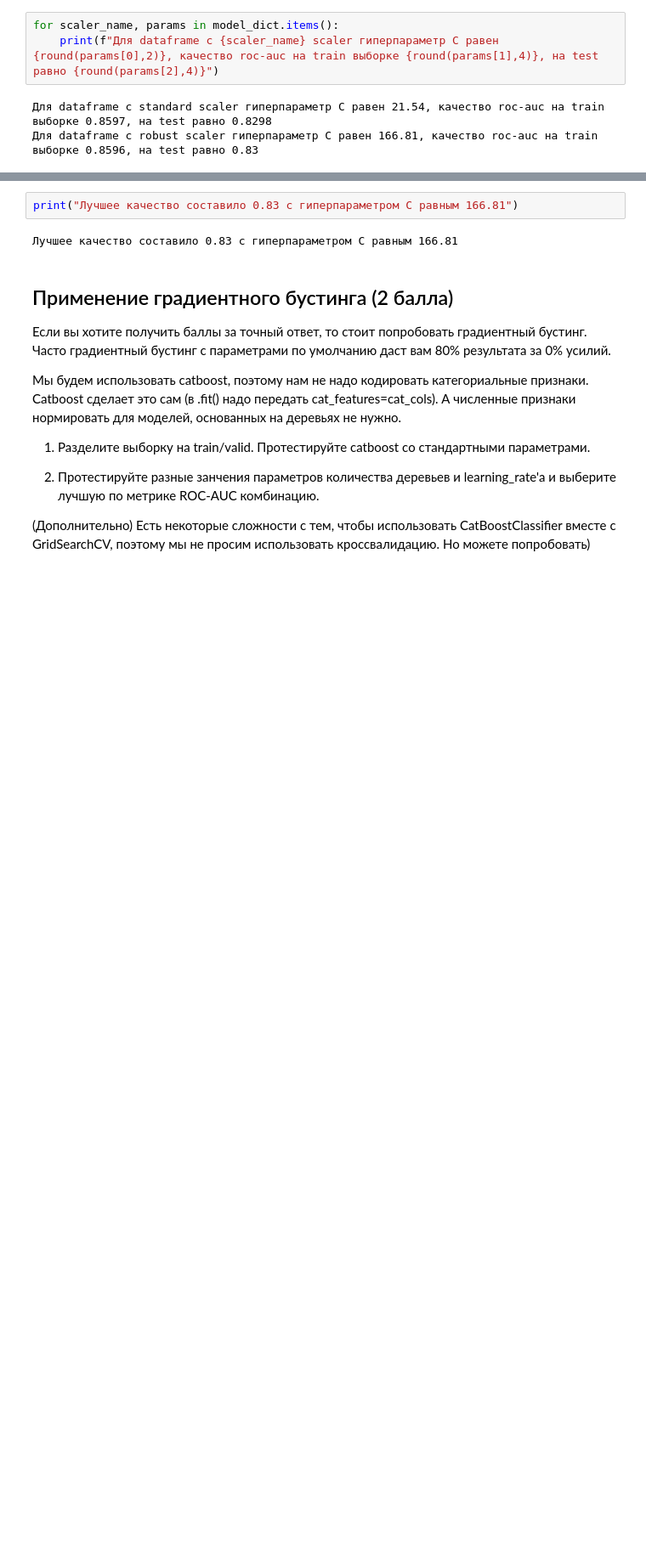
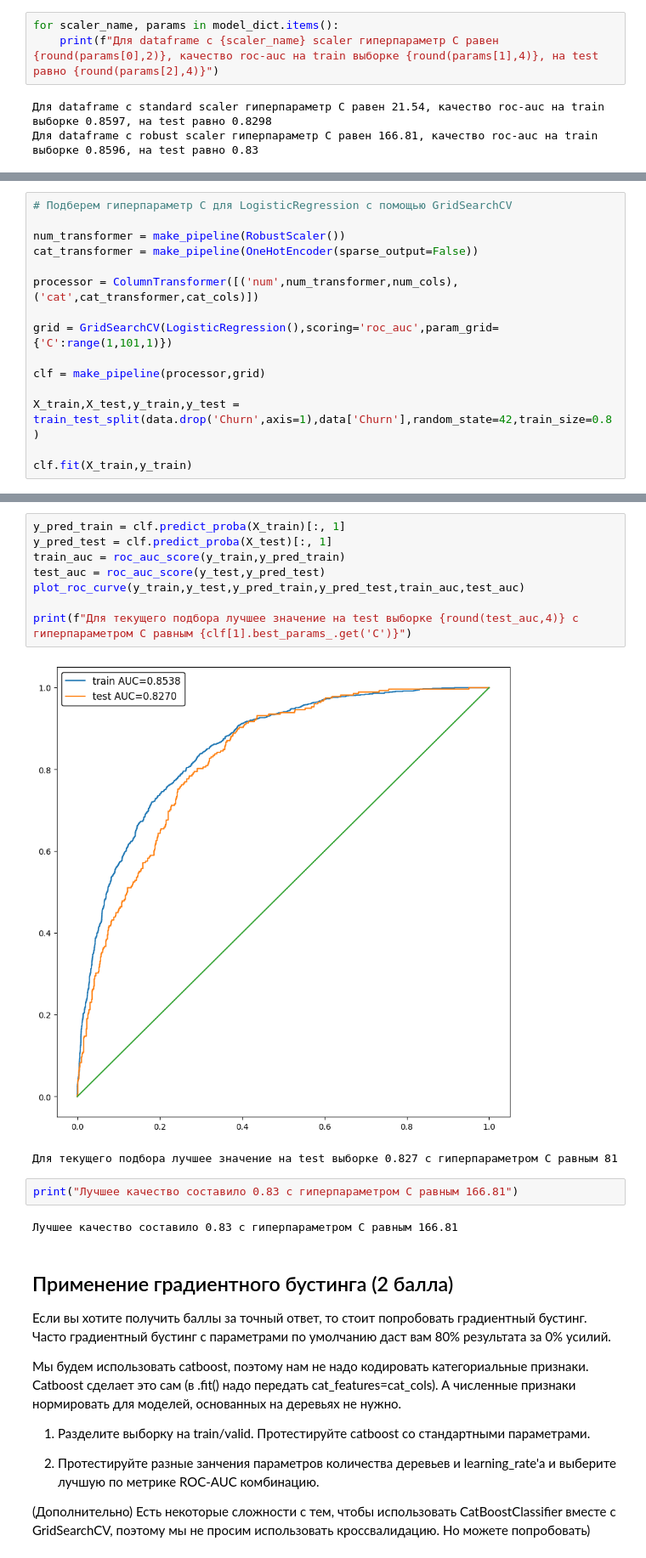
Before and after one commit to kovzanok/ml, a Jupyter notebook: week_03_composition_model_selection/Homework/hw_3_kaggle.ipynb, the cells around one changed output, grey strips where cells are left out. Shown at 85% size. Drawn from its saved outputs; the diff is of its cells as text; blank space fills up the shorter version.

```diff
--- a/week_03_composition_model_selection/Homework/hw_3_kaggle.ipynb
+++ b/week_03_composition_model_selection/Homework/hw_3_kaggle.ipynb
@@ -363,0 +366,15 @@ for scaler_name, params in model_dict.items():
+# %%
+# Подберем гиперпараметр C для LogisticRegression с помощью GridSearchCV
+
+num_transformer = make_pipeline(RobustScaler())
+cat_transformer = make_pipeline(OneHotEncoder(sparse_output=False))
+
+processor = ColumnTransformer([('num',num_transformer,num_cols),('cat',cat_transformer,cat_cols)])
+
+grid = GridSearchCV(LogisticRegression(),scoring='roc_auc',param_grid={'C':range(1,101,1)})
+
+clf = make_pipeline(processor,grid)
+
+X_train,X_test,y_train,y_test = train_test_split(data.drop('Churn',axis=1),data['Churn'],random_state=42,train_size=0.8)
+
+clf.fit(X_train,y_train)
@@ -364,3 +399,14 @@ for scaler_name, params in model_dict.items():
+# %%
+y_pred_train = clf.predict_proba(X_train)[:, 1]
+y_pred_test = clf.predict_proba(X_test)[:, 1]
+train_auc = roc_auc_score(y_train,y_pred_train)
+test_auc = roc_auc_score(y_test,y_pred_test)
+plot_roc_curve(y_train,y_test,y_pred_train,y_pred_test,train_auc,test_auc)
+
+print(f"Для текущего подбора лучшее значение на test выборке {round(test_auc,4)} с гиперпараметром C равным {clf[1].best_params_.get('C')}")
+# %% [output]
+[figure, added]
+Для текущего подбора лучшее значение на test выборке 0.827 с гиперпараметром C равным 81
 # %%
 print("Лучшее качество составило 0.83 с гиперпараметром С равным 166.81")
 # %% [output]
```
Also changed, not shown: parts of 2 cells of this notebook.
